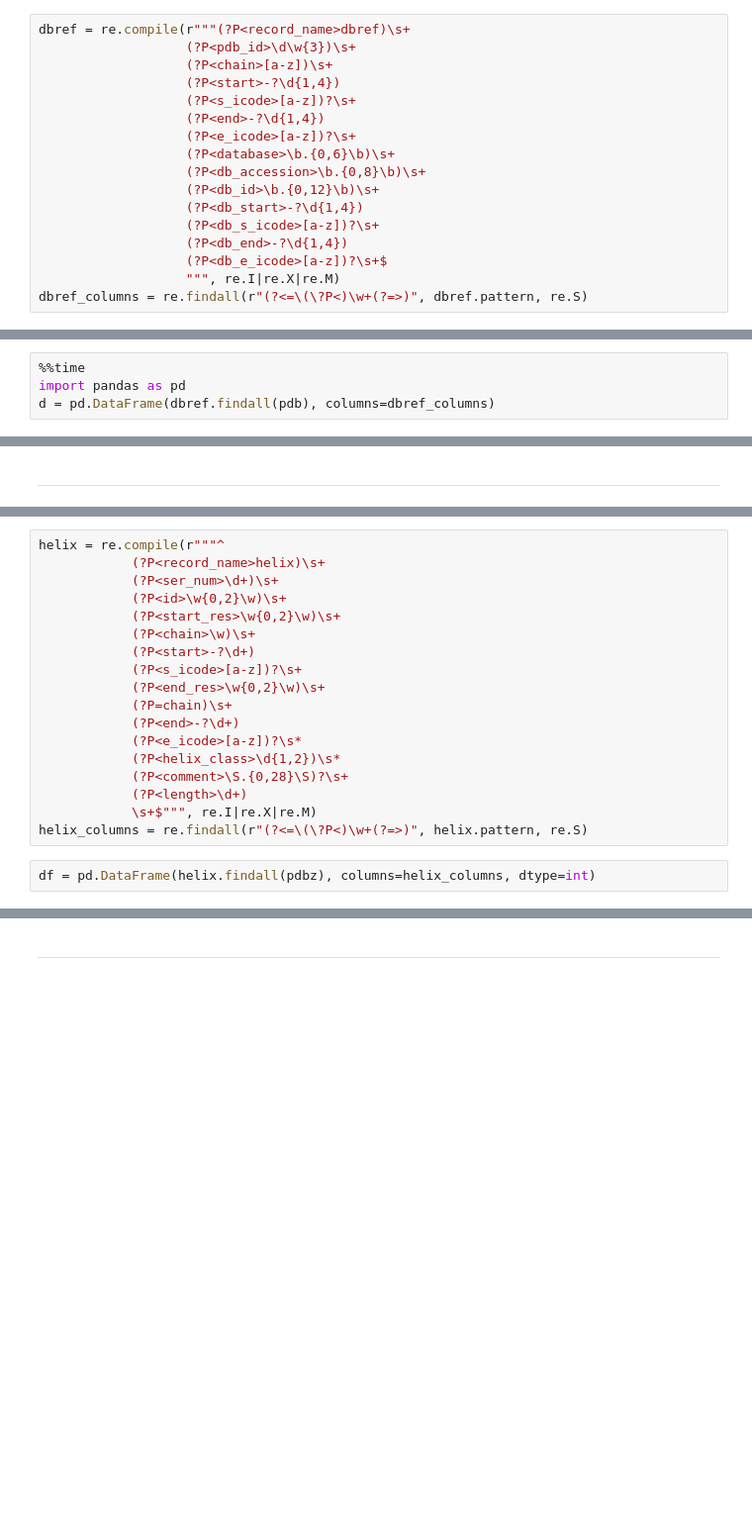
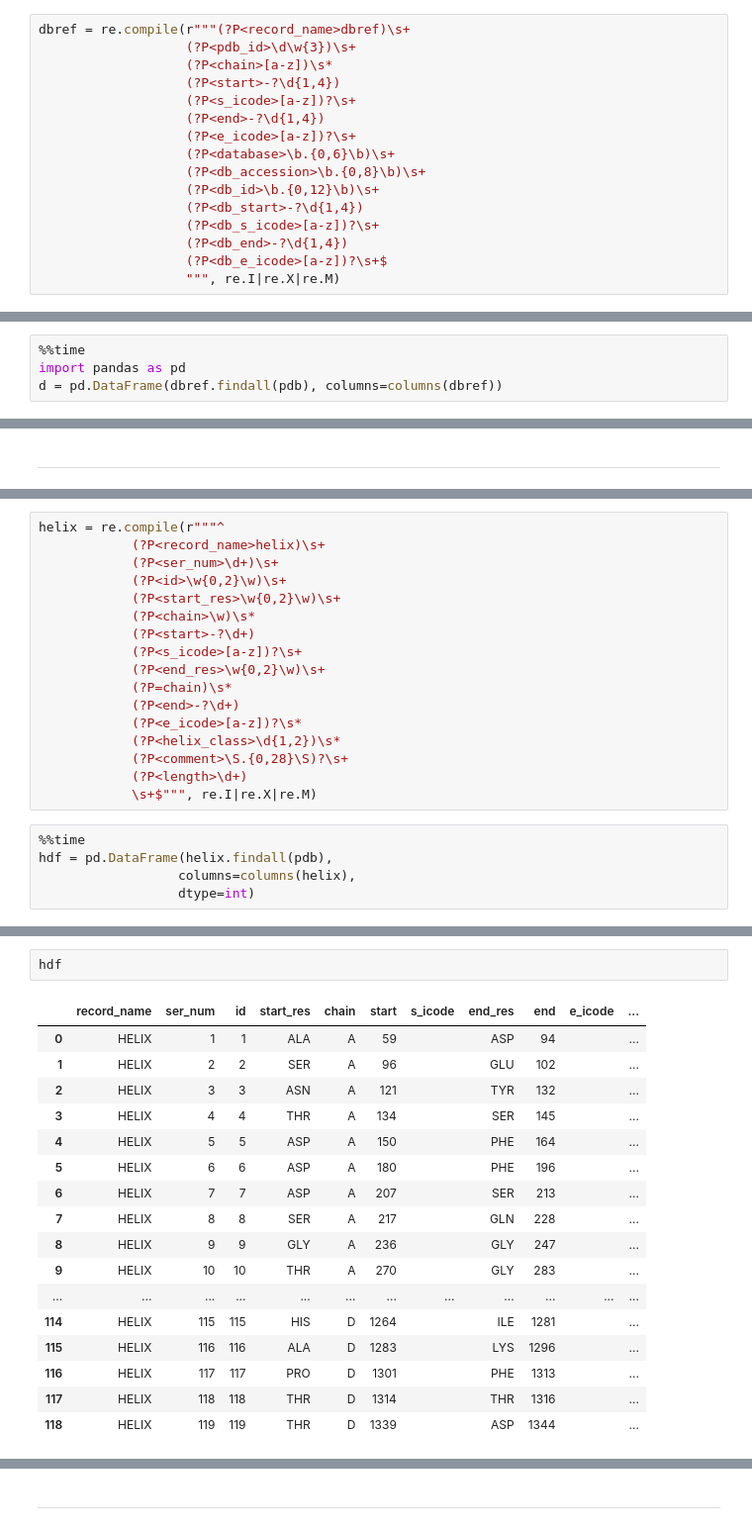
Before and after one commit to moleculadesigner/pdb_module, a Jupyter notebook: PDB Processing/RE Module.ipynb, the cells around one changed output, grey strips where cells are left out. Shown: that part at 99% size. Cells and saved outputs as stored; diff of their text form; blank space fills up the shorter version.

```diff
--- a/PDB Processing/RE Module.ipynb
+++ b/PDB Processing/RE Module.ipynb
@@ -82,7 +85,7 @@ COLUMNS   |<p align="left">  DATA TYPE  </p>|<p align="left"> FIELD        </p>|
 # %%
 dbref = re.compile(r"""(?P<record_name>dbref)\s+
                    (?P<pdb_id>\d\w{3})\s+
-                   (?P<chain>[a-z])\s+
+                   (?P<chain>[a-z])\s*
                    (?P<start>-?\d{1,4})
                    (?P<s_icode>[a-z])?\s+
                    (?P<end>-?\d{1,4})
@@ -95,7 +98,6 @@ dbref = re.compile(r"""(?P<record_name>dbref)\s+
                    (?P<db_end>-?\d{1,4})
                    (?P<db_e_icode>[a-z])?\s+$
                    """, re.I|re.X|re.M)
-dbref_columns = re.findall(r"(?<=\(\?P<)\w+(?=>)", dbref.pattern, re.S)
 # %%
 %%time
 pdb = get_pdb('4oo8')
@@ -143,5 +145,5 @@ HELIX   16  16 THR A  386  ARG A  395  1                                  10
 # %%
 %%time
 import pandas as pd
-d = pd.DataFrame(dbref.findall(pdb), columns=dbref_columns)
+d = pd.DataFrame(dbref.findall(pdb), columns=columns(dbref))
 # %% [output]
@@ -186,17 +208,19 @@ helix = re.compile(r"""^
             (?P<ser_num>\d+)\s+
             (?P<id>\w{0,2}\w)\s+
             (?P<start_res>\w{0,2}\w)\s+
-            (?P<chain>\w)\s+
+            (?P<chain>\w)\s*
             (?P<start>-?\d+)
             (?P<s_icode>[a-z])?\s+
             (?P<end_res>\w{0,2}\w)\s+
-            (?P=chain)\s+
+            (?P=chain)\s*
             (?P<end>-?\d+)
             (?P<e_icode>[a-z])?\s*
             (?P<helix_class>\d{1,2})\s*
             (?P<comment>\S.{0,28}\S)?\s+
             (?P<length>\d+)
             \s+$""", re.I|re.X|re.M)
-helix_columns = re.findall(r"(?<=\(\?P<)\w+(?=>)", helix.pattern, re.S)
 # %%
-df = pd.DataFrame(helix.findall(pdbz), columns=helix_columns, dtype=int)
+%%time
+hdf = pd.DataFrame(helix.findall(pdb),
+                  columns=columns(helix),
+                  dtype=int)
@@ -211,0 +230,20 @@ df.head()
+# %%
+hdf
+# %% [output]
+|  | record_name | ser_num | id | start_res | chain | start | s_icode | end_res | end | e_icode | ... |
+| 0 | HELIX | 1 | 1 | ALA | A | 59 |  | ASP | 94 |  | ... |
+| 1 | HELIX | 2 | 2 | SER | A | 96 |  | GLU | 102 |  | ... |
+| 2 | HELIX | 3 | 3 | ASN | A | 121 |  | TYR | 132 |  | ... |
+| 3 | HELIX | 4 | 4 | THR | A | 134 |  | SER | 145 |  | ... |
+| 4 | HELIX | 5 | 5 | ASP | A | 150 |  | PHE | 164 |  | ... |
+| 5 | HELIX | 6 | 6 | ASP | A | 180 |  | PHE | 196 |  | ... |
+| 6 | HELIX | 7 | 7 | ASP | A | 207 |  | SER | 213 |  | ... |
+| 7 | HELIX | 8 | 8 | SER | A | 217 |  | GLN | 228 |  | ... |
+| 8 | HELIX | 9 | 9 | GLY | A | 236 |  | GLY | 247 |  | ... |
+| 9 | HELIX | 10 | 10 | THR | A | 270 |  | GLY | 283 |  | ... |
+| ... | ... | ... | ... | ... | ... | ... | ... | ... | ... | ... | ... |
+| 114 | HELIX | 115 | 115 | HIS | D | 1264 |  | ILE | 1281 |  | ... |
+| 115 | HELIX | 116 | 116 | ALA | D | 1283 |  | LYS | 1296 |  | ... |
+| 116 | HELIX | 117 | 117 | PRO | D | 1301 |  | PHE | 1313 |  | ... |
+| 117 | HELIX | 118 | 118 | THR | D | 1314 |  | THR | 1316 |  | ... |
+| 118 | HELIX | 119 | 119 | THR | D | 1339 |  | ASP | 1344 |  | ... |
```
Also changed, not shown: parts of 13 cells of this notebook.
